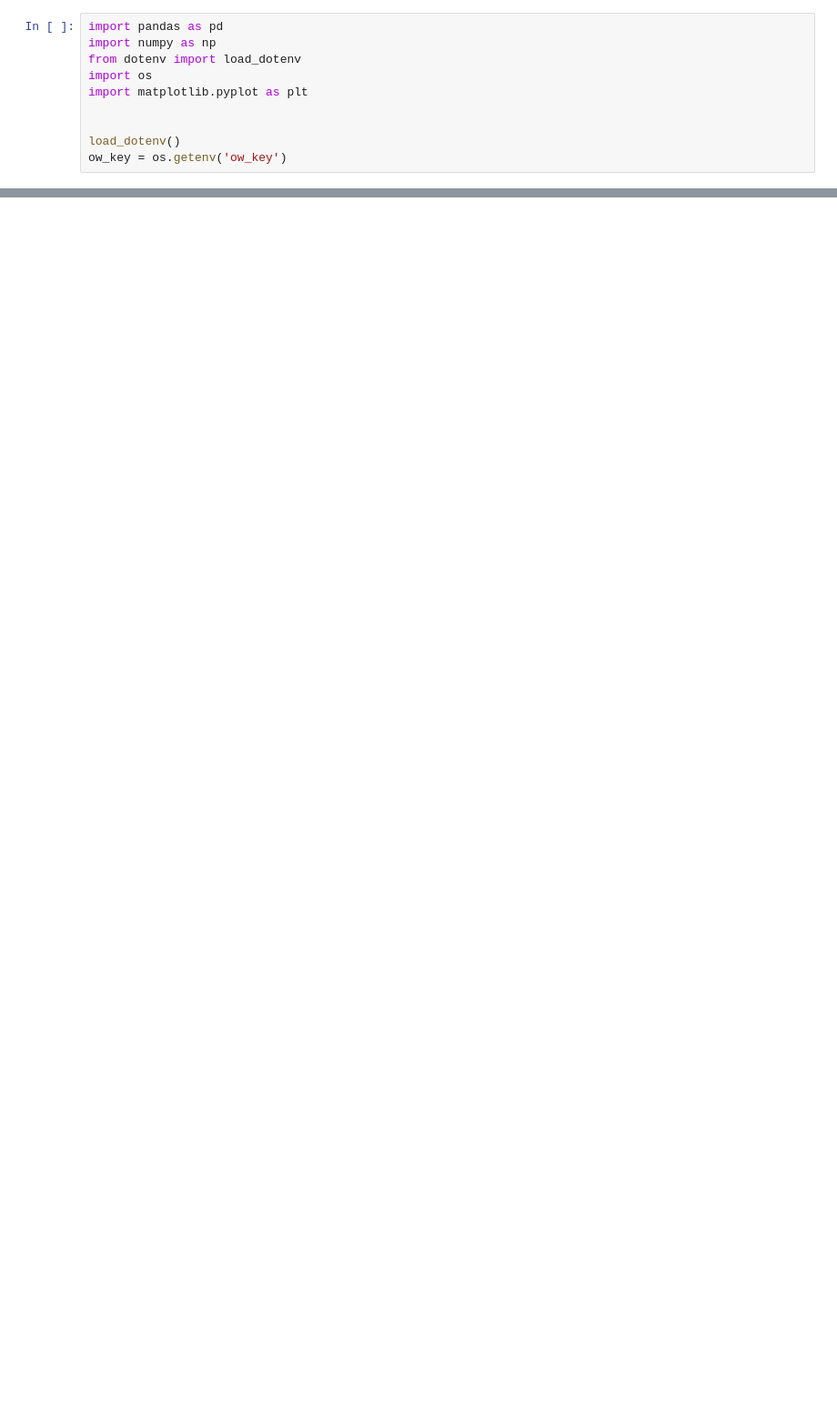
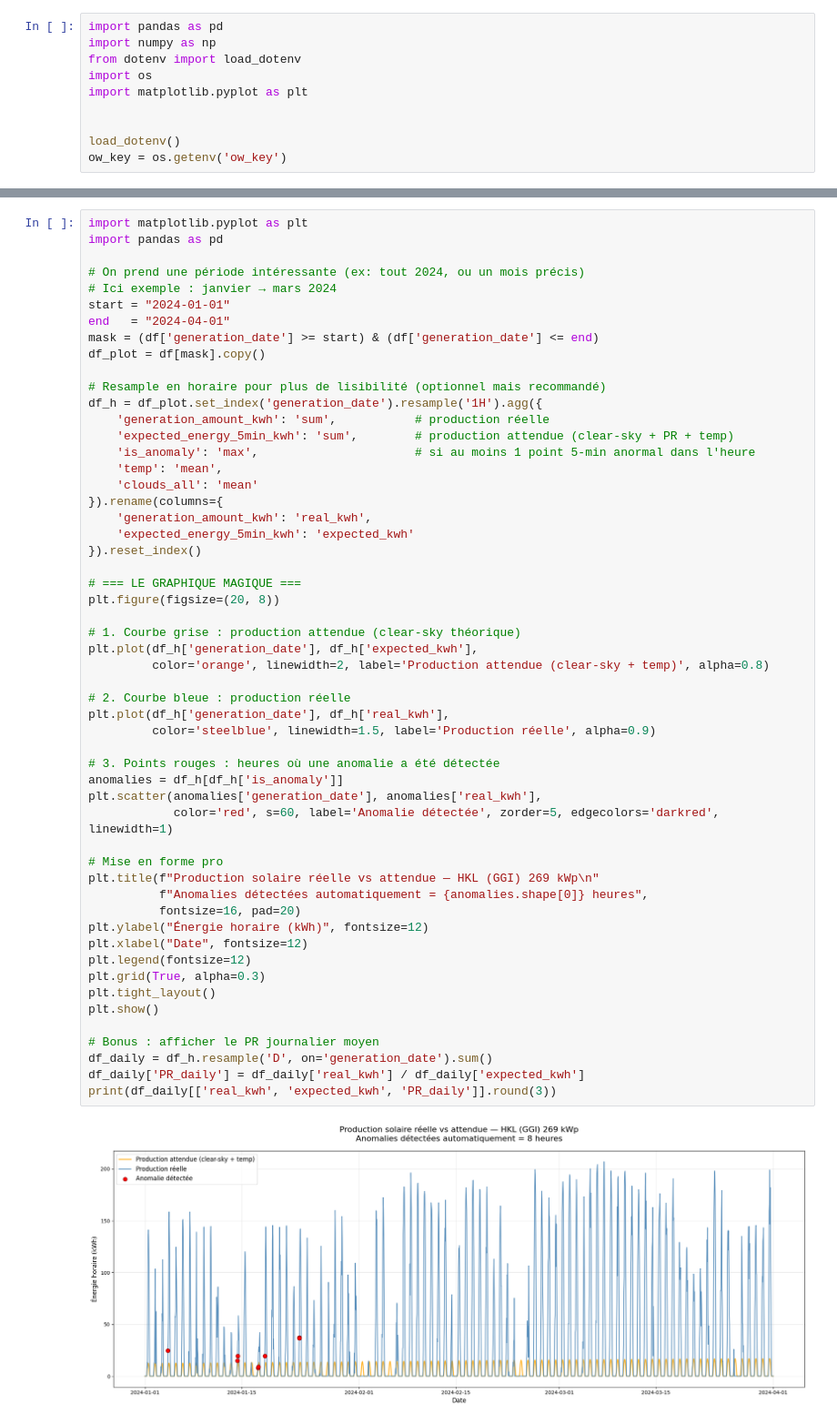
Before and after one commit to 75016paris/solshare, a Jupyter notebook: HKL.ipynb, the cells around one changed output, grey strips where cells are left out. Shown at 91% size. Cells and saved outputs as stored; diff of their text form; blank space fills up the shorter version.

```diff
--- a/HKL.ipynb
+++ b/HKL.ipynb
@@ -315,0 +681,56 @@ SyntaxError: invalid syntax (1964842635.py, line 31)
+# %%
+import matplotlib.pyplot as plt
+import pandas as pd
+
+# On prend une période intéressante (ex: tout 2024, ou un mois précis)
+# Ici exemple : janvier → mars 2024
+start = "2024-01-01"
+end   = "2024-04-01"
+mask = (df['generation_date'] >= start) & (df['generation_date'] <= end)
+df_plot = df[mask].copy()
+
+# Resample en horaire pour plus de lisibilité (optionnel mais recommandé)
+df_h = df_plot.set_index('generation_date').resample('1H').agg({
+    'generation_amount_kwh': 'sum',           # production réelle
+    'expected_energy_5min_kwh': 'sum',        # production attendue (clear-sky + PR + temp)
+    'is_anomaly': 'max',                      # si au moins 1 point 5-min anormal dans l'heure
+    'temp': 'mean',
+    'clouds_all': 'mean'
+}).rename(columns={
+    'generation_amount_kwh': 'real_kwh',
+    'expected_energy_5min_kwh': 'expected_kwh'
+}).reset_index()
+
+# === LE GRAPHIQUE MAGIQUE ===
+plt.figure(figsize=(20, 8))
+
+# 1. Courbe grise : production attendue (clear-sky théorique)
+plt.plot(df_h['generation_date'], df_h['expected_kwh'],
+         color='orange', linewidth=2, label='Production attendue (clear-sky + temp)', alpha=0.8)
+
+# 2. Courbe bleue : production réelle
+plt.plot(df_h['generation_date'], df_h['real_kwh'],
+         color='steelblue', linewidth=1.5, label='Production réelle', alpha=0.9)
+
+# 3. Points rouges : heures où une anomalie a été détectée
+anomalies = df_h[df_h['is_anomaly']]
+plt.scatter(anomalies['generation_date'], anomalies['real_kwh'],
+            color='red', s=60, label='Anomalie détectée', zorder=5, edgecolors='darkred', linewidth=1)
+
+# Mise en forme pro
+plt.title(f"Production solaire réelle vs attendue — HKL (GGI) 269 kWp\n"
+          f"Anomalies détectées automatiquement = {anomalies.shape[0]} heures",
+          fontsize=16, pad=20)
+plt.ylabel("Énergie horaire (kWh)", fontsize=12)
+plt.xlabel("Date", fontsize=12)
+plt.legend(fontsize=12)
+plt.grid(True, alpha=0.3)
+plt.tight_layout()
+plt.show()
+
+# Bonus : afficher le PR journalier moyen
+df_daily = df_h.resample('D', on='generation_date').sum()
+df_daily['PR_daily'] = df_daily['real_kwh'] / df_daily['expected_kwh']
+print(df_daily[['real_kwh', 'expected_kwh', 'PR_daily']].round(3))
+# %% [output]
+[figure, added]
```
Also changed, not shown: parts of 52 cells of this notebook, 1 other file.
